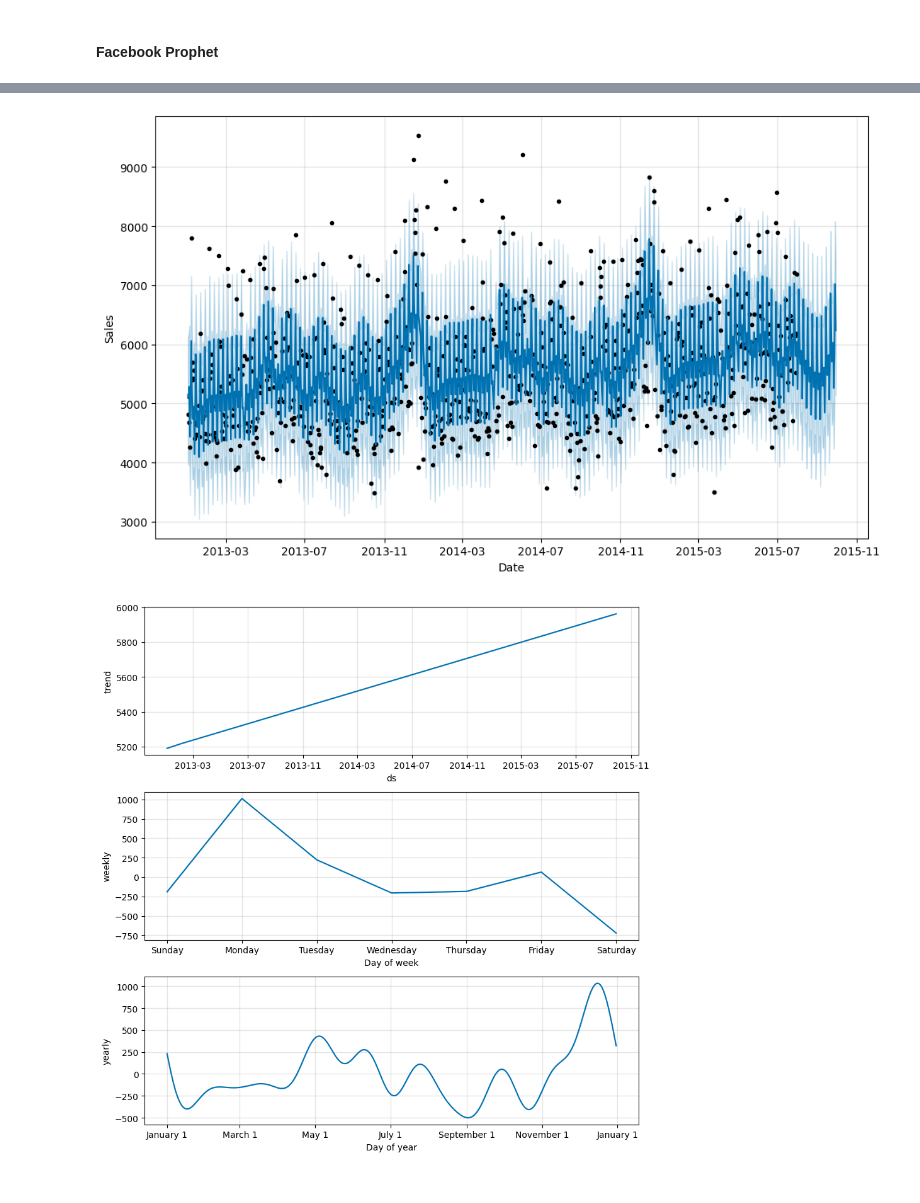
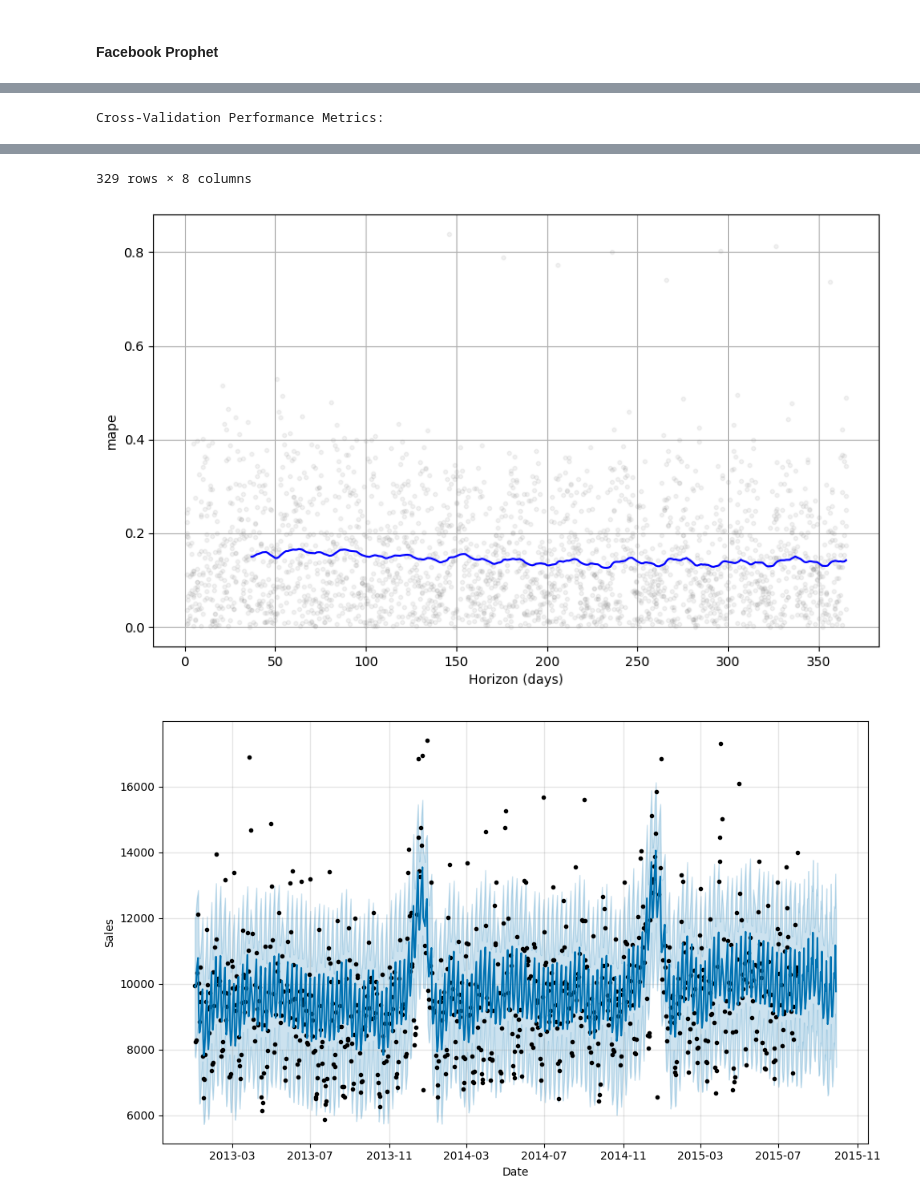
Before and after one commit to RussellSB/data-science-for-business, a Jupyter notebook: 3. Sales Department Data/sales_department.ipynb, the cells around one changed output, grey strips where cells are left out. Cells and saved outputs as stored; diff of their text form; code cells hidden in the pictures.

Commit message:
Added cross validation to Prophet

```diff
--- a/3. Sales Department Data/sales_department.ipynb
+++ b/3. Sales Department Data/sales_department.ipynb
@@ -566,17 +566,32 @@ Importing plotly failed. Interactive plots will not work.
 # %%
 def sales_predictions(sales_df, store_id, periods):
+    # Filter and format data for Prophet
     sales_df = sales_df[sales_df["Store"] == store_id]
     sales_df = sales_df[["Date", "Sales"]].rename(columns={"Date": "ds", "Sales": "y"})
     sales_df = sales_df.sort_values("ds")
 
     model = Prophet()
     model.fit(sales_df)
+
+    # Perform cross-validation
+    # Adjust parameters like 'initial' and 'period' as needed
+    cv_results = cross_validation(model, initial='365 days', period='30 days', horizon='365 days')
+
+    # Calculate performance metrics from cross-validation
+    metrics = performance_metrics(cv_results)
+    print(f"Cross-Validation Performance Metrics:")
+    display(metrics)
+    fig = plot_cross_validation_metric(cv_results, metric='mape')
+    fig.show()
+
+    # Generate future dates and predict sales
     future = model.make_future_dataframe(periods=periods)
     forecast = model.predict(future)
 
-    figure = model.plot(forecast, xlabel="Date", ylabel="Sales")
-    figure2 = model.plot_components(forecast)
+    # Plot the forecast and components (optional)
+    model.plot(forecast, xlabel="Date", ylabel="Sales")
+    model.plot_components(forecast)
 
 
-sales_predictions(sales_train_all_df, store_id=10, periods=60)
+sales_predictions(sales_train_all_df, store_id=4, periods=60)
 # %% [output]
@@ -584,0 +609 @@ sales_predictions(sales_train_all_df, store_id=10, periods=60)
+Cross-Validation Performance Metrics:
@@ -585,2 +622,3 @@ sales_predictions(sales_train_all_df, store_id=10, periods=60)
+329 rows × 8 columns
-[figure, old version]
+[figure, new version]
-[figure, old version]
+[figure, new version]
```
Also changed, not shown: parts of 10 cells of this notebook.
